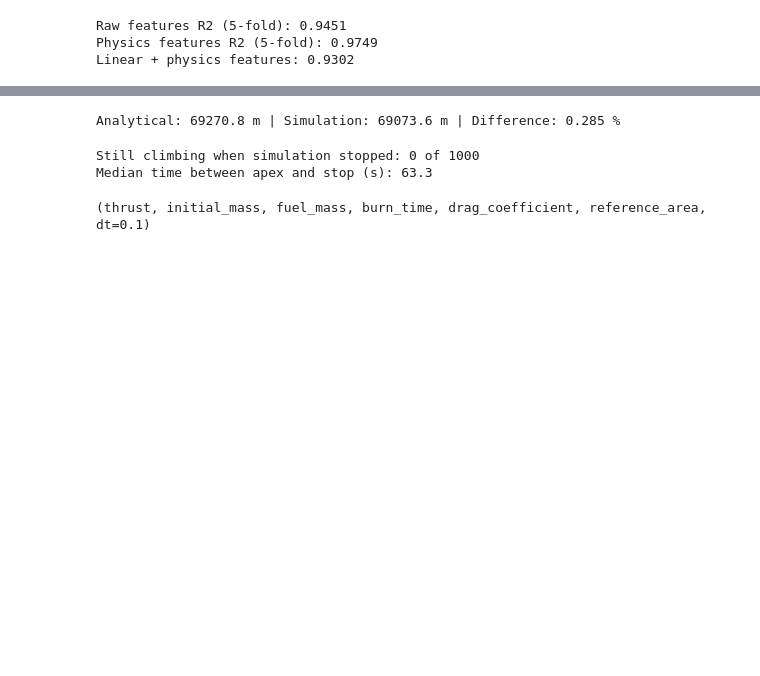
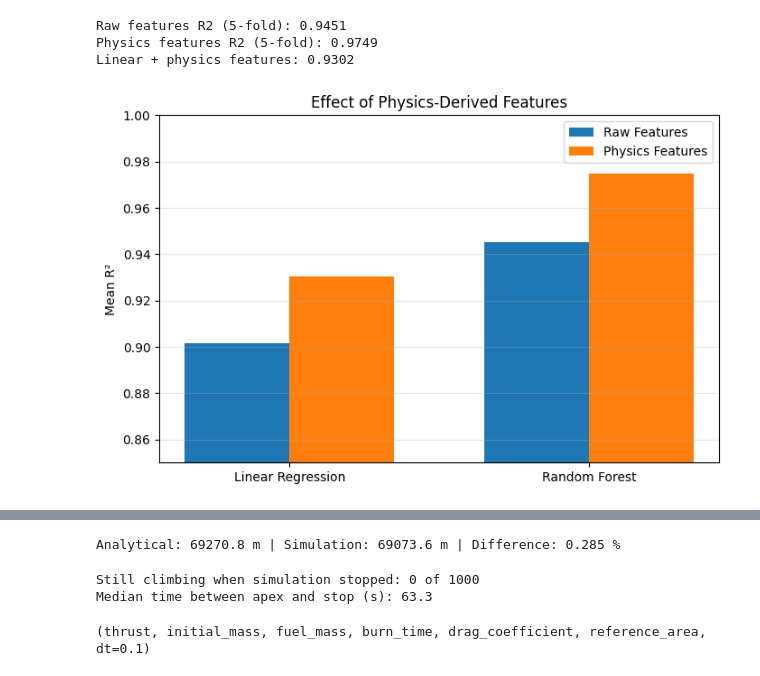
Before and after one commit to amirachebieb-svg/rocket-trajectory-ml, a Jupyter notebook: rocket-trajectory-ml.ipynb, the cells around one changed output, grey strips where cells are left out. Saved outputs shown, nothing was run; the diff lists cells and outputs as text; code cells hidden in the pictures; blank space fills up the shorter version.

```diff
--- a/rocket-trajectory-ml.ipynb
+++ b/rocket-trajectory-ml.ipynb
@@ -193,3 +240,28 @@ Xf=Xb.copy(); Xf['impulse']=Xf['thrust']*Xf['burn_time']; Xf['twr']=Xf['thrust']
 Raw features R2 (5-fold): 0.9451
 Physics features R2 (5-fold): 0.9749
 Linear + physics features: 0.9302
+# %%
+import matplotlib.pyplot as plt
+
+models = ["Linear Regression", "Random Forest"]
+raw_scores = [0.9015, 0.9451]
+physics_scores = [0.9302, 0.9749]
+
+x = np.arange(len(models))
+width = 0.35
+
+plt.figure(figsize=(8,5))
+
+plt.bar(x - width/2, raw_scores, width, label="Raw Features")
+plt.bar(x + width/2, physics_scores, width, label="Physics Features")
+
+plt.xticks(x, models)
+plt.ylabel("Mean R²")
+plt.title("Effect of Physics-Derived Features")
+plt.ylim(0.85, 1.0)
+plt.legend()
+plt.grid(axis="y", alpha=0.3)
+
+plt.show()
+# %% [output]
+[figure, added]
```
Also changed, not shown: parts of 18 cells of this notebook.
